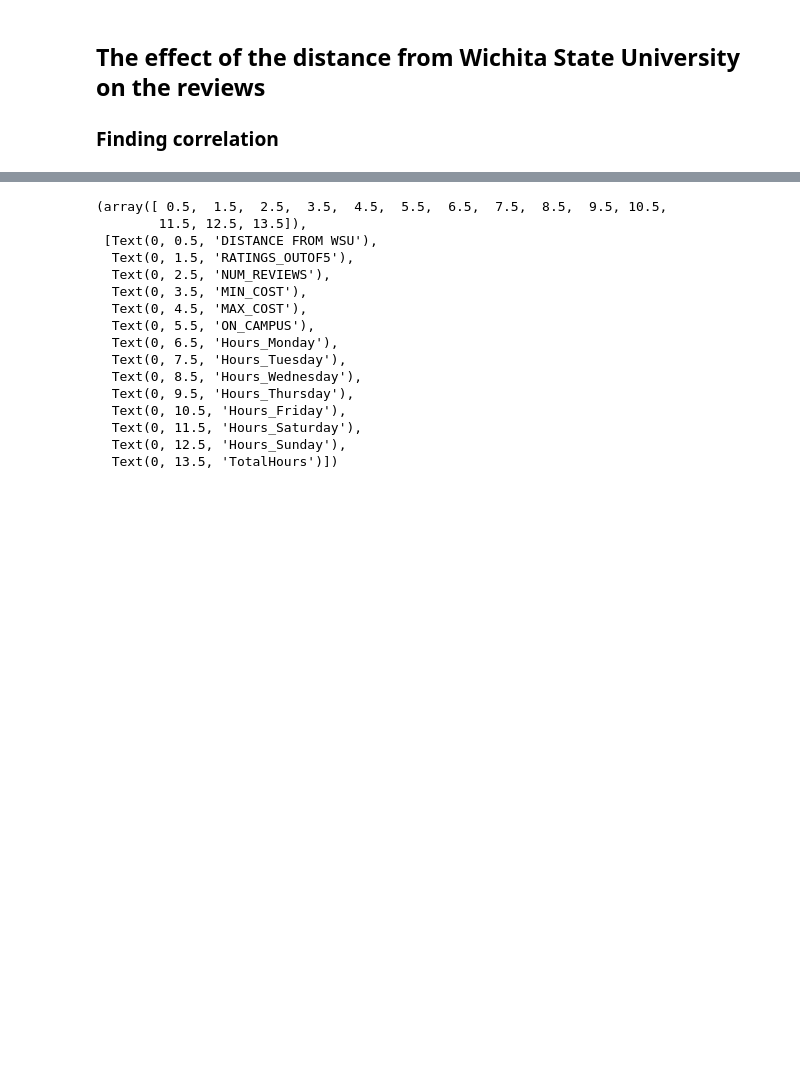
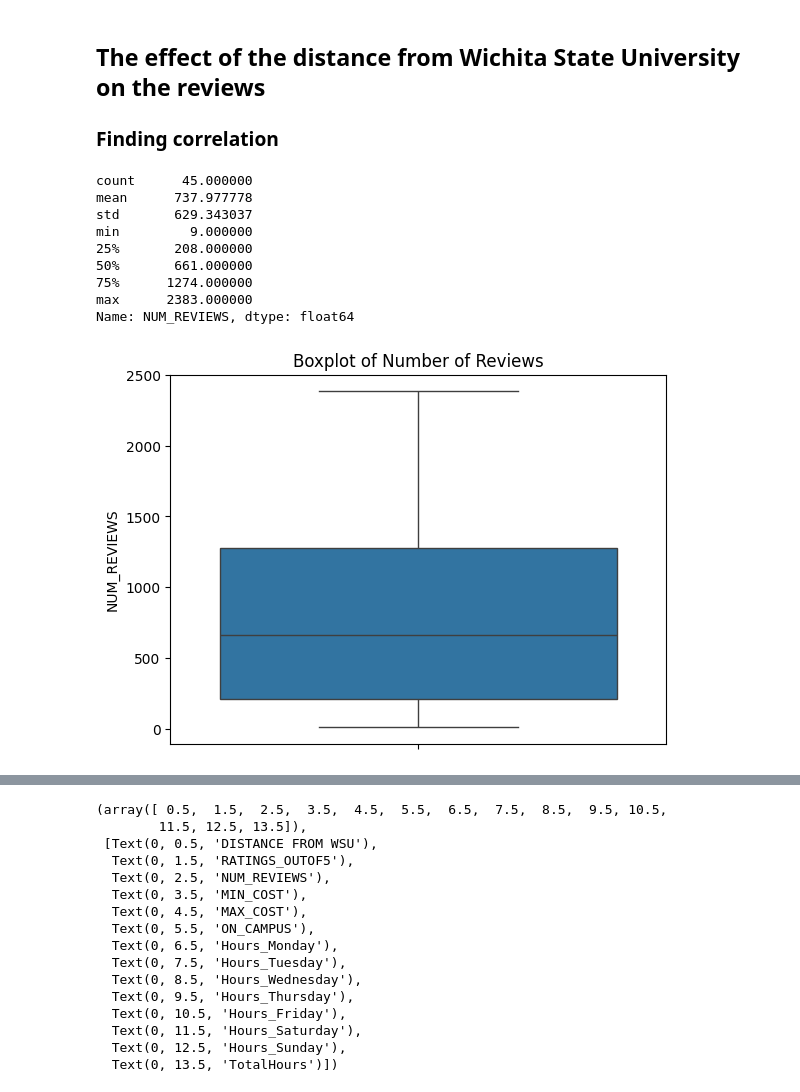
Before and after one commit to MarshallMor/Data-Science-Project, a Jupyter notebook: Group 5 Project.ipynb, the cells around one changed output, grey strips where cells are left out. Drawn from its saved outputs; the diff is of its cells as text; code cells hidden in the pictures; blank space fills up the shorter version.

```diff
--- a/Group 5 Project.ipynb
+++ b/Group 5 Project.ipynb
@@ -594,3 +599,19 @@ restaurants.shape
 # %% [markdown]
 ## The effect of the distance from Wichita State University on the reviews
 ### Finding correlation
+# %%
+# Response Variable
+
+sns.boxplot(restaurants['NUM_REVIEWS']).set_title('Boxplot of Number of Reviews')
+restaurants['NUM_REVIEWS'].describe()
+# %% [output]
+count      45.000000
+mean      737.977778
+std       629.343037
+min         9.000000
+25%       208.000000
+50%       661.000000
+75%      1274.000000
+max      2383.000000
+Name: NUM_REVIEWS, dtype: float64
+[figure, added]
```
Also changed, not shown: parts of 45 cells of this notebook, 1 other file.
